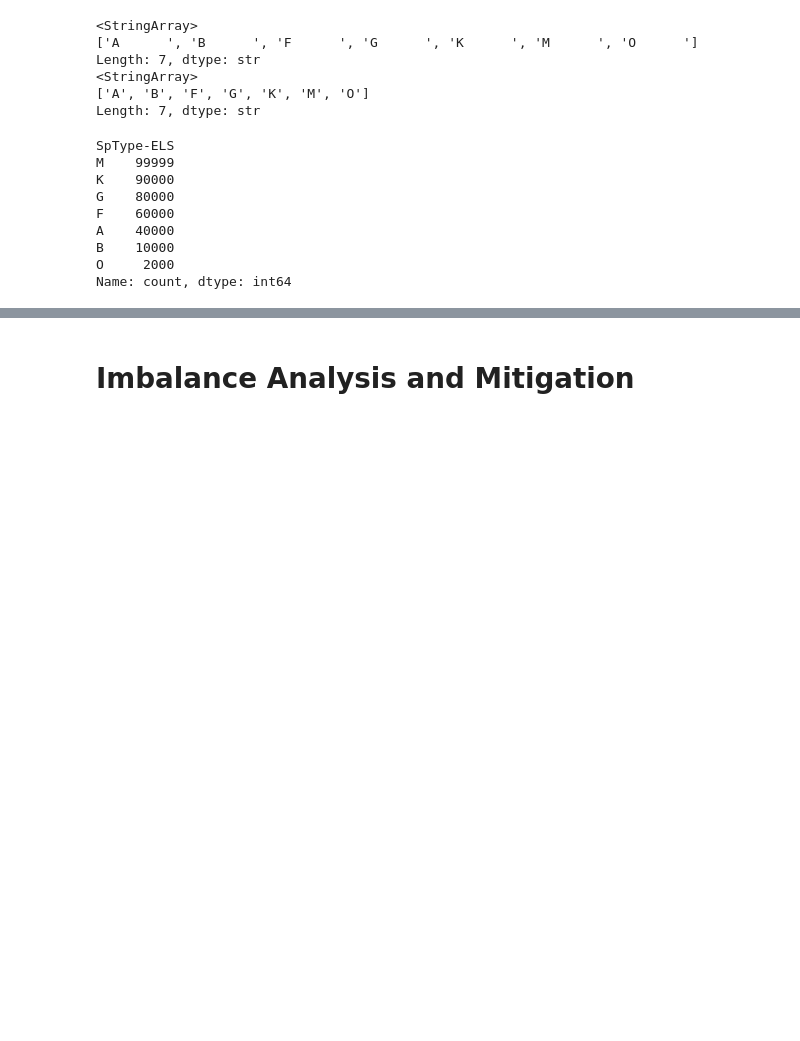
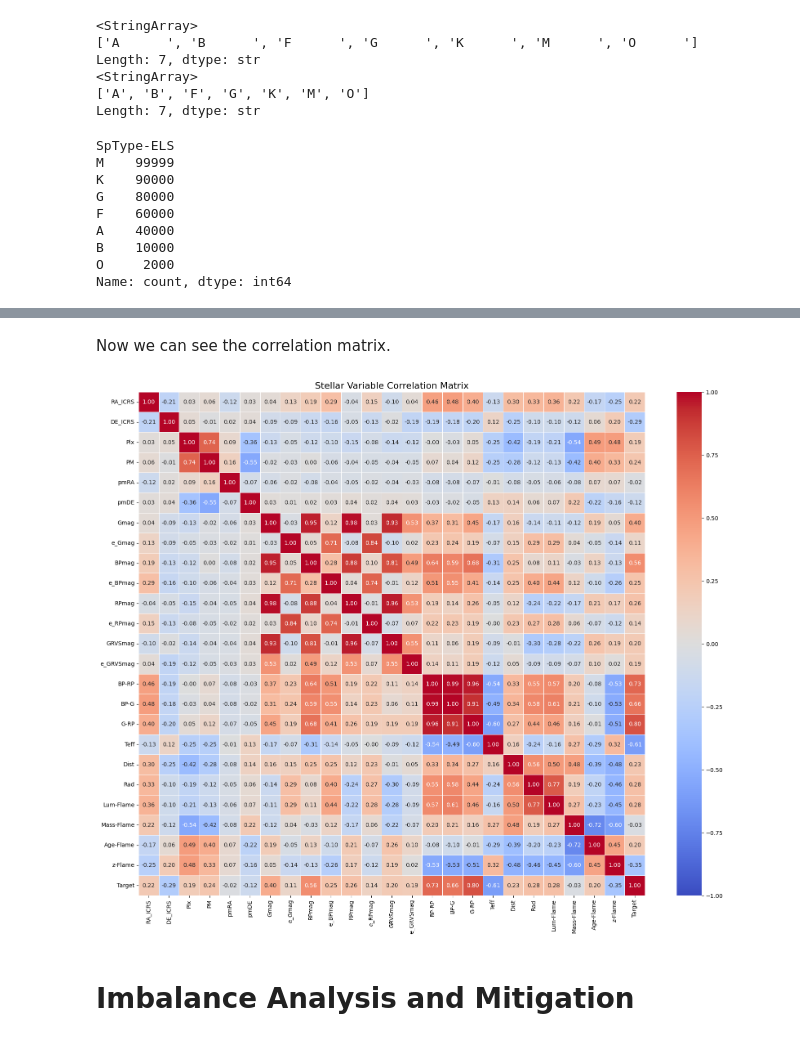
Before and after one commit to marcosmartinezud/gaia-stellar-classification, a Jupyter notebook: notebooks/eda.ipynb, the cells around one changed output, grey strips where cells are left out. Drawn from its saved outputs; the diff is of its cells as text; code cells hidden in the pictures; blank space fills up the shorter version.

Commit message:
Start correlation analysis

```diff
--- a/notebooks/eda.ipynb
+++ b/notebooks/eda.ipynb
@@ -178,0 +185,7 @@ Name: count, dtype: int64
+# %%
+from sklearn.preprocessing import LabelEncoder
+
+le = LabelEncoder()
+df['Target'] = le.fit_transform(df['SpType-ELS'])
+df = df.drop(columns=['SpType-ELS']) # remove the original column
+df.head(10)
@@ -179,3 +205,23 @@ Name: count, dtype: int64
+# %% [markdown]
+Now we can see the correlation matrix.
+# %%
+import matplotlib.pyplot as plt
+import seaborn as sns
+
+correlation_matrix = df.select_dtypes(include=['float64', 'int64', 'int32']).corr()
+
+plt.figure(figsize=(20, 16))
+sns.heatmap(correlation_matrix,
+            annot=True,
+            fmt=".2f",
+            cmap='coolwarm',
+            vmin=-1, vmax=1,
+            linewidths=0.5)
+
+plt.title('Stellar Variable Correlation Matrix', fontsize=16)
+plt.show()
+# %% [output]
+[figure, added]
 # %% [markdown]
 # Imbalance Analysis and Mitigation
 # %% [markdown]
```
Also changed, not shown: parts of 3 cells of this notebook, 2 other files.
